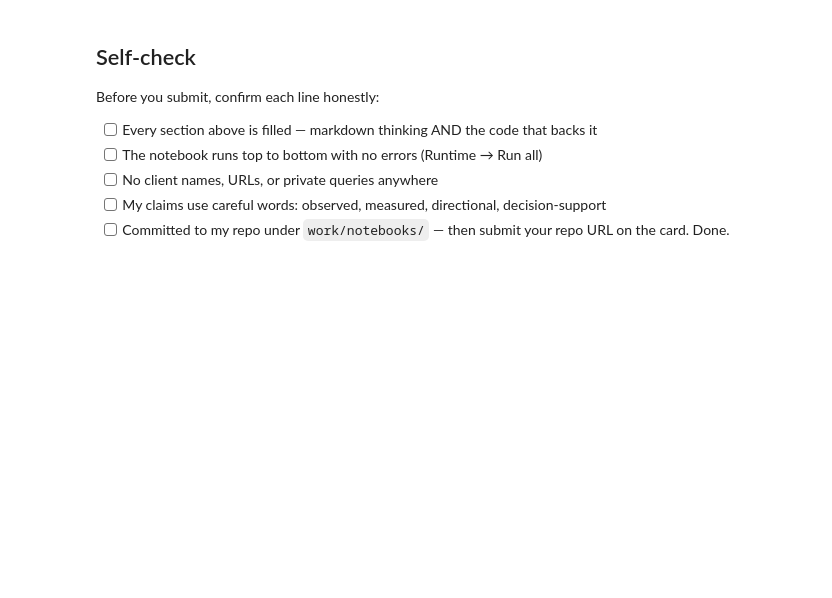
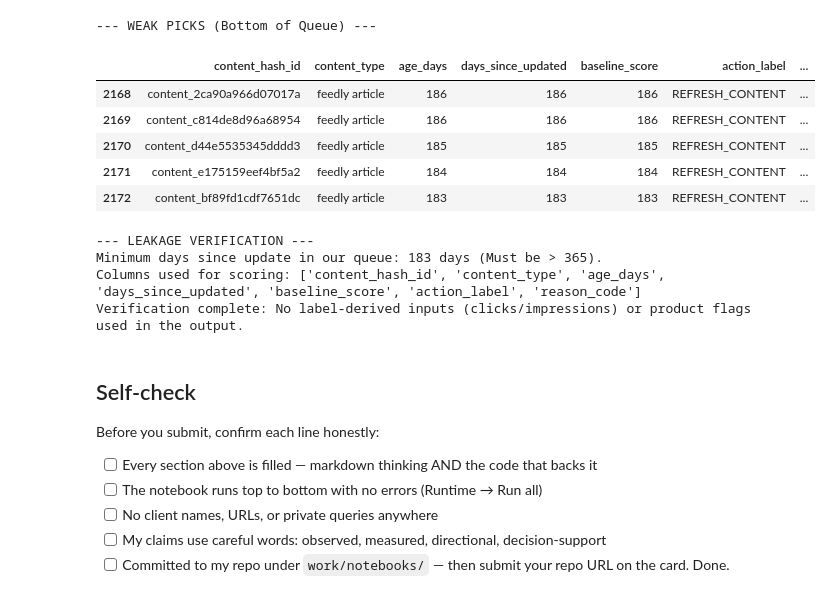
Before and after one commit to HarveyWebbs/ML-Basics, a Jupyter notebook: work/notebooks/w04_baseline_score.ipynb, the cells around one changed output. Cells and saved outputs as stored; diff of their text form; code cells hidden in the pictures; blank space fills up the shorter version.

```diff
--- a/work/notebooks/w04_baseline_score.ipynb
+++ b/work/notebooks/w04_baseline_score.ipynb
@@ -37,3 +165,24 @@ This skeleton is yours to fill. Work the sections **in order** — each one has
+# %%
+print("--- WEAK PICKS (Bottom of Queue) ---")
+display(baseline_df.tail(5))
+
+print("\n--- LEAKAGE VERIFICATION ---")
+max_update_age = baseline_df['days_since_updated'].min()
+print(f"Minimum days since update in our queue: {max_update_age} days (Must be > 365).")
+print(f"Columns used for scoring: {list(baseline_df.columns)}")
+print("Verification complete: No label-derived inputs (clicks/impressions) or product flags used in the output.")
+# %% [output]
+--- WEAK PICKS (Bottom of Queue) ---
+|  | content_hash_id | content_type | age_days | days_since_updated | baseline_score | action_label | ... |
+| 2168 | content_2ca90a966d07017a | feedly article | 186 | 186 | 186 | REFRESH_CONTENT | ... |
+| 2169 | content_c814de8d96a68954 | feedly article | 186 | 186 | 186 | REFRESH_CONTENT | ... |
+| 2170 | content_d44e5535345dddd3 | feedly article | 185 | 185 | 185 | REFRESH_CONTENT | ... |
+| 2171 | content_e175159eef4bf5a2 | feedly article | 184 | 184 | 184 | REFRESH_CONTENT | ... |
+| 2172 | content_bf89fd1cdf7651dc | feedly article | 183 | 183 | 183 | REFRESH_CONTENT | ... |
+--- LEAKAGE VERIFICATION ---
+Minimum days since update in our queue: 183 days (Must be > 365).
+Columns used for scoring: ['content_hash_id', 'content_type', 'age_days', 'days_since_updated', 'baseline_score', 'action_label', 'reason_code']
+Verification complete: No label-derived inputs (clicks/impressions) or product flags used in the output.
 # %% [markdown]
 ## Self-check
 
```
Also changed, not shown: parts of 15 cells of this notebook.
